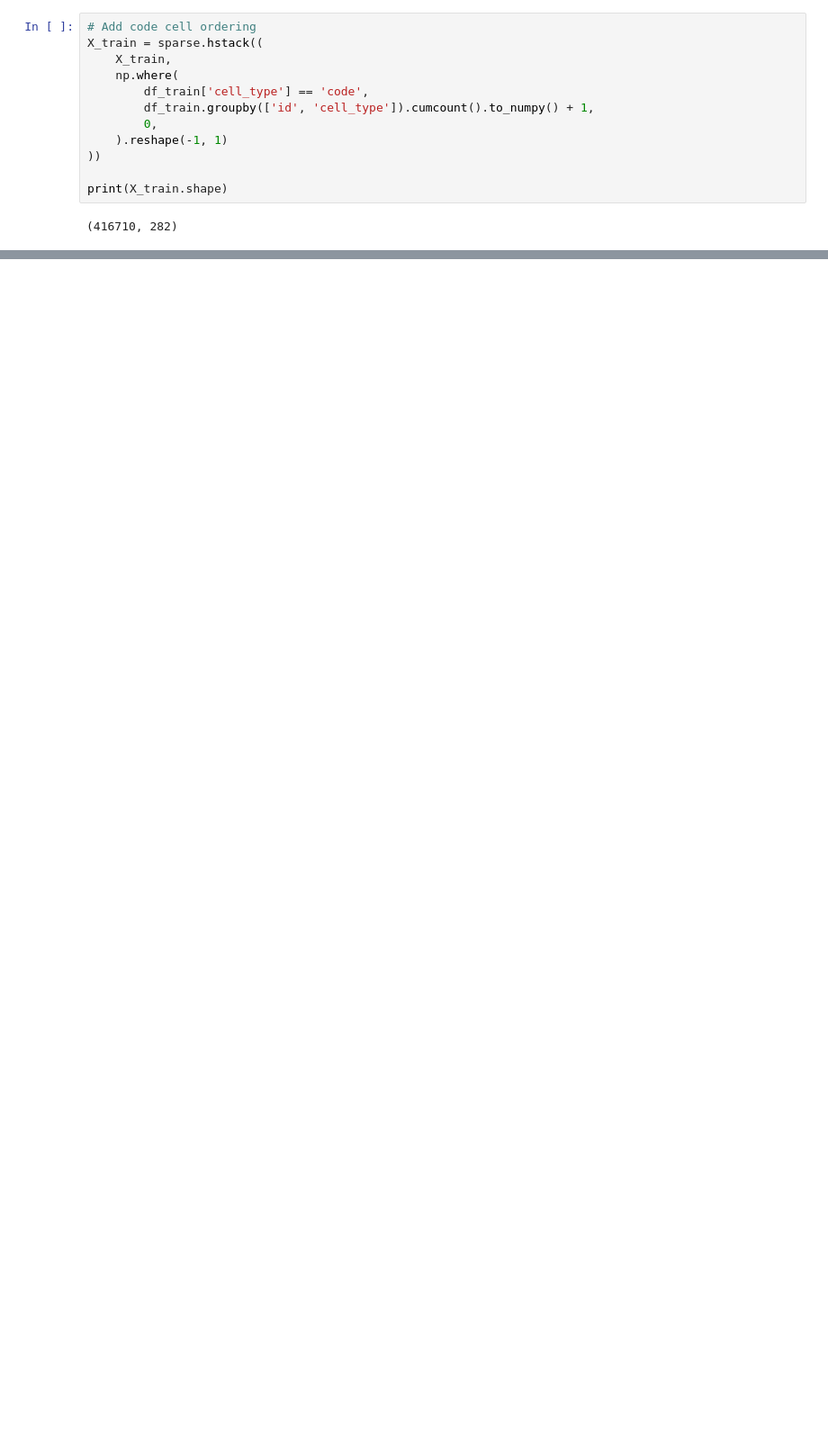
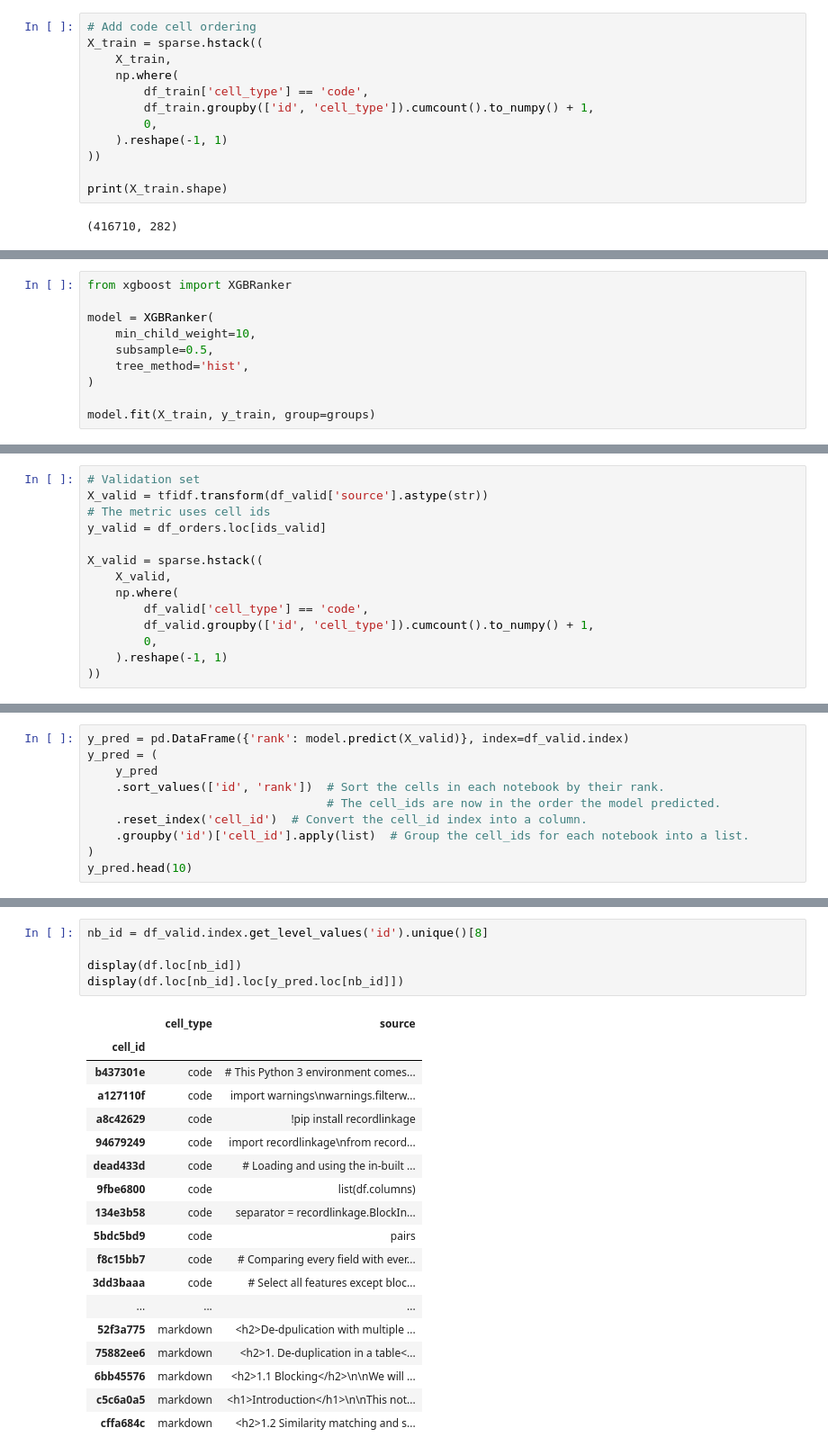
Before and after one commit to jasonsgraham/nlp_notes, a Jupyter notebook: nlp_starter.ipynb, the cells around one changed output, grey strips where cells are left out. Shown at 90% size. Saved outputs shown, nothing was run; the diff lists cells and outputs as text; blank space fills up the shorter version.

```diff
--- a/nlp_starter.ipynb
+++ b/nlp_starter.ipynb
@@ -317,0 +297,10 @@ print(X_train.shape)
+# %%
+from xgboost import XGBRanker
+
+model = XGBRanker(
+    min_child_weight=10,
+    subsample=0.5,
+    tree_method='hist',
+)
+
+model.fit(X_train, y_train, group=groups)
@@ -317,0 +317,14 @@ print(X_train.shape)
+# %%
+# Validation set
+X_valid = tfidf.transform(df_valid['source'].astype(str))
+# The metric uses cell ids
+y_valid = df_orders.loc[ids_valid]
+
+X_valid = sparse.hstack((
+    X_valid,
+    np.where(
+        df_valid['cell_type'] == 'code',
+        df_valid.groupby(['id', 'cell_type']).cumcount().to_numpy() + 1,
+        0,
+    ).reshape(-1, 1)
+))
@@ -317,0 +333,10 @@ print(X_train.shape)
+# %%
+y_pred = pd.DataFrame({'rank': model.predict(X_valid)}, index=df_valid.index)
+y_pred = (
+    y_pred
+    .sort_values(['id', 'rank'])  # Sort the cells in each notebook by their rank.
+                                  # The cell_ids are now in the order the model predicted.
+    .reset_index('cell_id')  # Convert the cell_id index into a column.
+    .groupby('id')['cell_id'].apply(list)  # Group the cell_ids for each notebook into a list.
+)
+y_pred.head(10)
@@ -317,0 +358,24 @@ print(X_train.shape)
+# %%
+nb_id = df_valid.index.get_level_values('id').unique()[8]
+
+display(df.loc[nb_id])
+display(df.loc[nb_id].loc[y_pred.loc[nb_id]])
+# %% [output]
+|  | cell_type | source |
+| cell_id |  |  |
+| b437301e | code | # This Python 3 environment comes... |
+| a127110f | code | import warnings\nwarnings.filterw... |
+| a8c42629 | code | !pip install recordlinkage |
+| 94679249 | code | import recordlinkage\nfrom record... |
+| dead433d | code | # Loading and using the in-built ... |
+| 9fbe6800 | code | list(df.columns) |
+| 134e3b58 | code | separator = recordlinkage.BlockIn... |
+| 5bdc5bd9 | code | pairs |
+| f8c15bb7 | code | # Comparing every field with ever... |
+| 3dd3baaa | code | # Select all features except bloc... |
+| ... | ... | ... |
+| 52f3a775 | markdown | <h2>De-dpulication with multiple ... |
+| 75882ee6 | markdown | <h2>1. De-duplication in a table<... |
+| 6bb45576 | markdown | <h2>1.1 Blocking</h2>\n\nWe will ... |
+| c5c6a0a5 | markdown | <h1>Introduction</h1>\n\nThis not... |
+| cffa684c | markdown | <h2>1.2 Similarity matching and s... |
```
Also changed, not shown: parts of 34 cells of this notebook.
